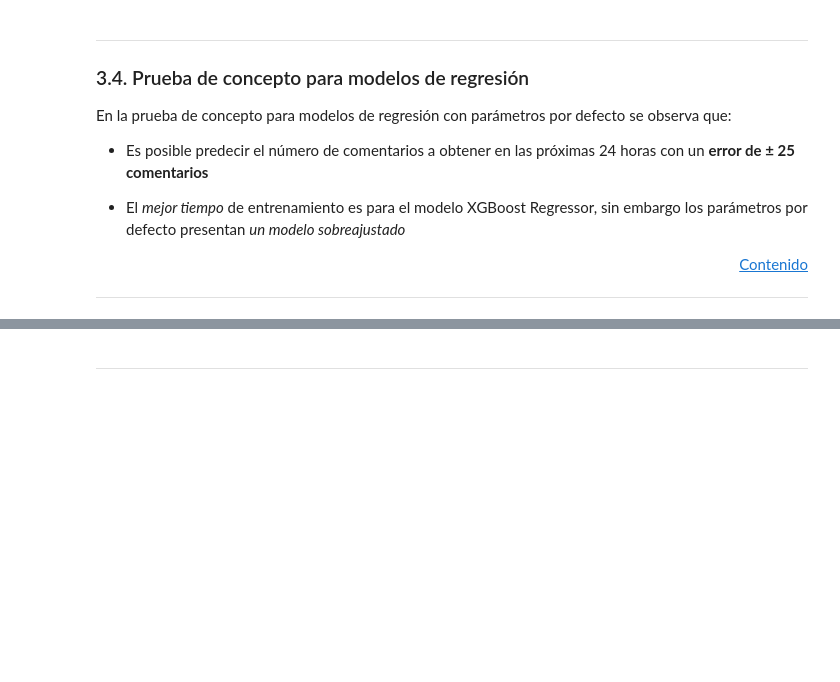
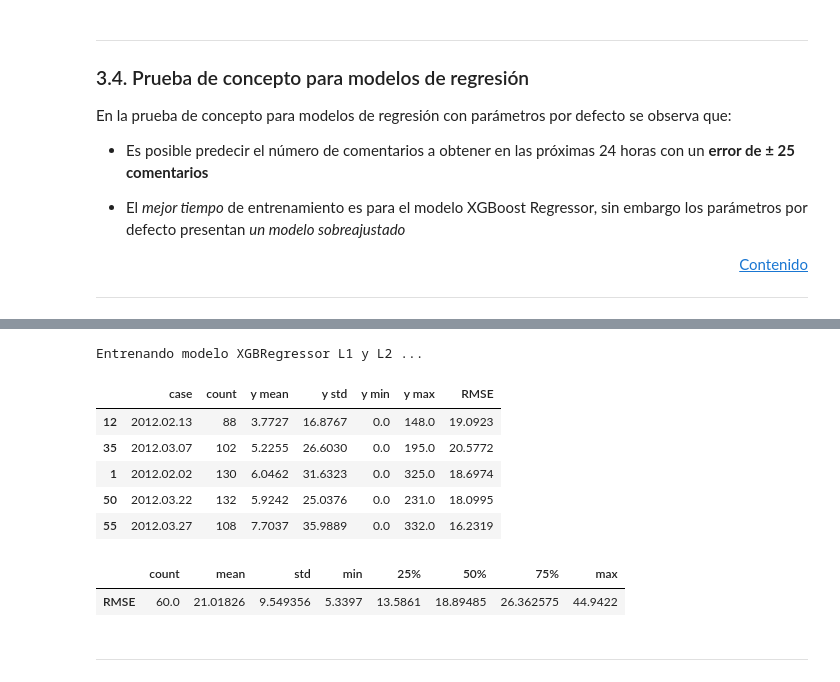
Before and after one commit to jtentor/DHDSFW, a Jupyter notebook: FW_02.ipynb, the cells around one changed output, grey strips where cells are left out. Saved outputs shown, nothing was run; the diff lists cells and outputs as text; code cells hidden in the pictures; blank space fills up the shorter version.

```diff
--- a/FW_02.ipynb
+++ b/FW_02.ipynb
@@ -679,2 +793,17 @@ def gridsearch_evaluate(X_train, y_train) :
+# %%
+# comment to hide evaluate of regression model
+results = evaluate_regression_model()
+display(results.sample(5))
+display(results[['RMSE']].describe().transpose())
+# %% [output]
+Entrenando modelo XGBRegressor L1 y L2 ...
+|  | case | count | y mean | y std | y min | y max | RMSE |
+| 12 | 2012.02.13 | 88 | 3.7727 | 16.8767 | 0.0 | 148.0 | 19.0923 |
+| 35 | 2012.03.07 | 102 | 5.2255 | 26.6030 | 0.0 | 195.0 | 20.5772 |
+| 1 | 2012.02.02 | 130 | 6.0462 | 31.6323 | 0.0 | 325.0 | 18.6974 |
+| 50 | 2012.03.22 | 132 | 5.9242 | 25.0376 | 0.0 | 231.0 | 18.0995 |
+| 55 | 2012.03.27 | 108 | 7.7037 | 35.9889 | 0.0 | 332.0 | 16.2319 |
+|  | count | mean | std | min | 25% | 50% | 75% | max |
+| RMSE | 60.0 | 21.01826 | 9.549356 | 5.3397 | 13.5861 | 18.89485 | 26.362575 | 44.9422 |
 # %% [markdown]
 ---
```
Also changed, not shown: parts of 10 cells of this notebook, 1 other file.
